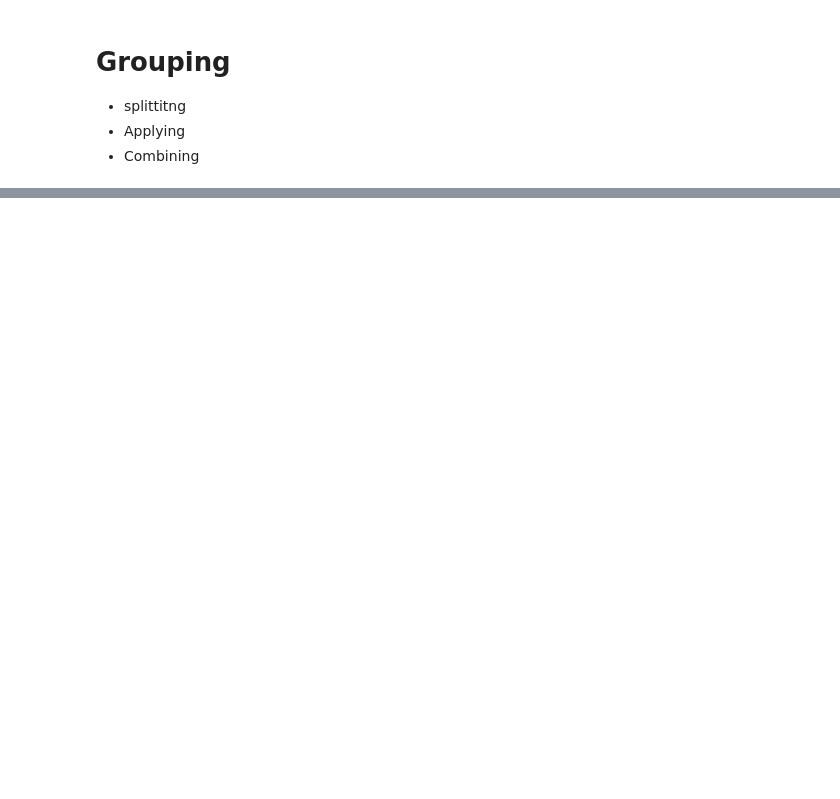
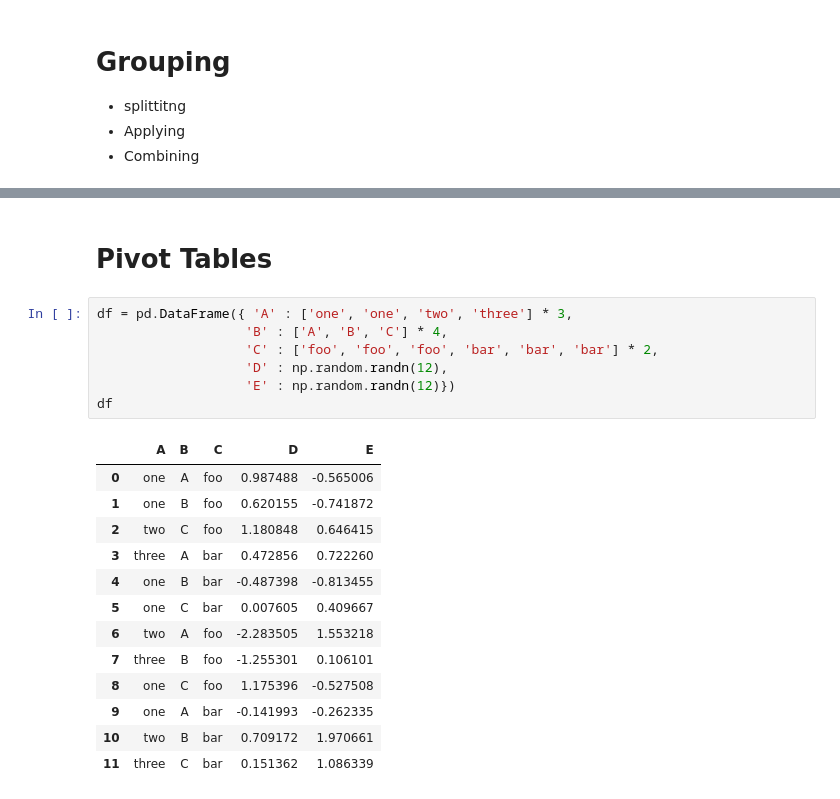
Before and after one commit to heemokyim/dsschool-study-notebook, a Jupyter notebook: 2nd-week-titanic/10min_pandas.ipynb, the cells around one changed output, grey strips where cells are left out. Cells and saved outputs as stored; diff of their text form; blank space fills up the shorter version.

```diff
--- a/2nd-week-titanic/10min_pandas.ipynb
+++ b/2nd-week-titanic/10min_pandas.ipynb
@@ -650,0 +709,23 @@ df.groupby(['A', 'B']).sum()
+# %% [markdown]
+# Pivot Tables
+# %%
+df = pd.DataFrame({ 'A' : ['one', 'one', 'two', 'three'] * 3,
+                   'B' : ['A', 'B', 'C'] * 4,
+                   'C' : ['foo', 'foo', 'foo', 'bar', 'bar', 'bar'] * 2,
+                   'D' : np.random.randn(12),
+                   'E' : np.random.randn(12)})
+df
+# %% [output]
+|  | A | B | C | D | E |
+| 0 | one | A | foo | 0.987488 | -0.565006 |
+| 1 | one | B | foo | 0.620155 | -0.741872 |
+| 2 | two | C | foo | 1.180848 | 0.646415 |
+| 3 | three | A | bar | 0.472856 | 0.722260 |
+| 4 | one | B | bar | -0.487398 | -0.813455 |
+| 5 | one | C | bar | 0.007605 | 0.409667 |
+| 6 | two | A | foo | -2.283505 | 1.553218 |
+| 7 | three | B | foo | -1.255301 | 0.106101 |
+| 8 | one | C | foo | 1.175396 | -0.527508 |
+| 9 | one | A | bar | -0.141993 | -0.262335 |
+| 10 | two | B | bar | 0.709172 | 1.970661 |
+| 11 | three | C | bar | 0.151362 | 1.086339 |
```
Also changed, not shown: parts of 59 cells of this notebook.
